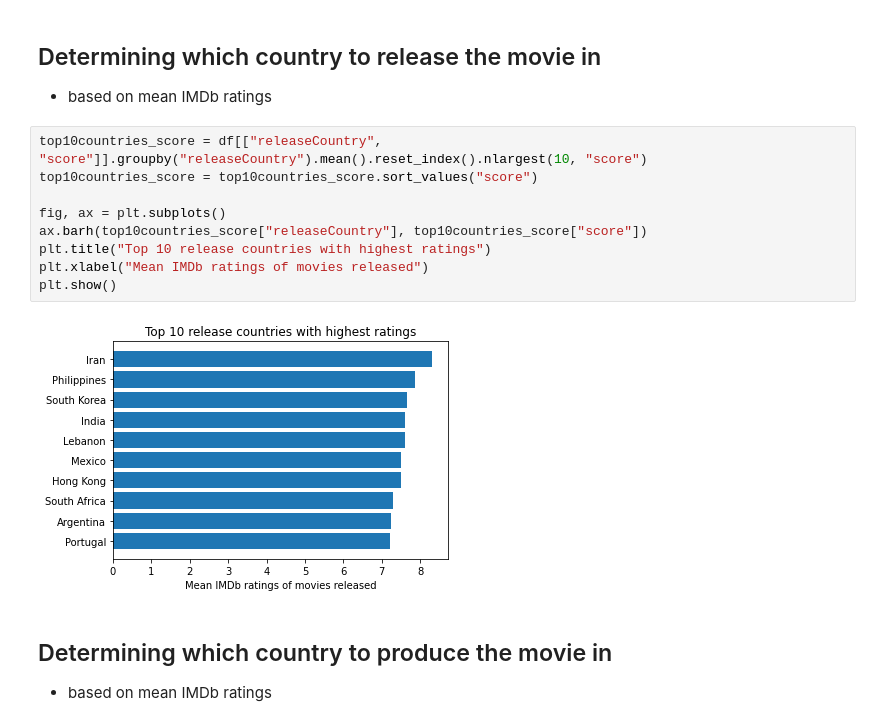
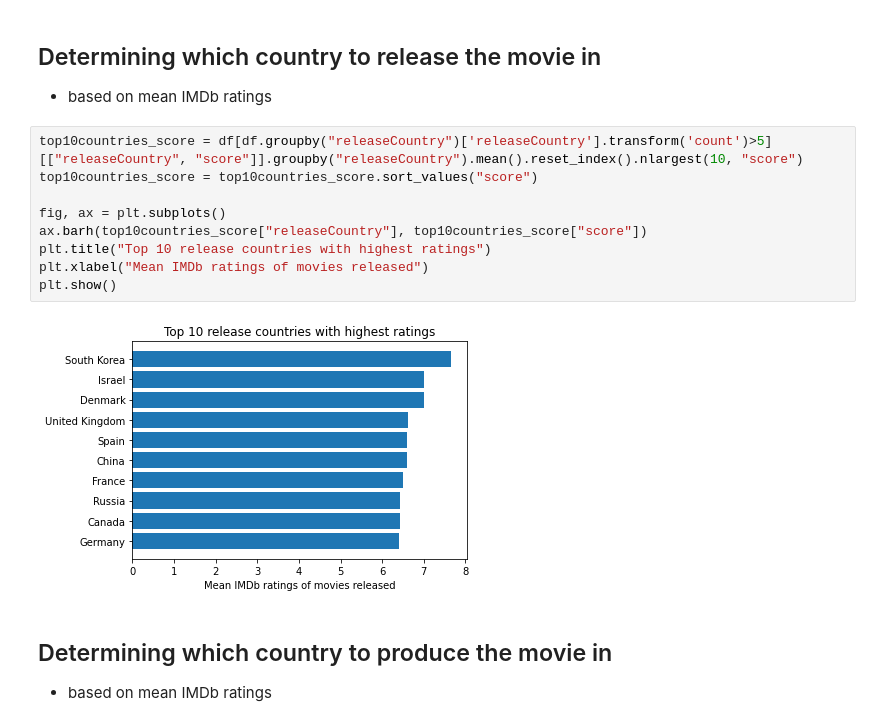
Before and after one commit to soaza/dao2702-project, a Jupyter notebook: movies_visualisation.ipynb, the cells around one changed output. Drawn from its saved outputs; the diff is of its cells as text.

```diff
--- a/movies_visualisation.ipynb
+++ b/movies_visualisation.ipynb
@@ -129,16 +129,16 @@ plt.show()
 ## Determining which country to release the movie in
 - based on mean IMDb ratings
 # %%
-top10countries_score = df[["releaseCountry", "score"]].groupby("releaseCountry").mean().reset_index().nlargest(10, "score")
+top10countries_score = df[df.groupby("releaseCountry")['releaseCountry'].transform('count')>5][["releaseCountry", "score"]].groupby("releaseCountry").mean().reset_index().nlargest(10, "score")
 top10countries_score = top10countries_score.sort_values("score")
 
 fig, ax = plt.subplots()
 ax.barh(top10countries_score["releaseCountry"], top10countries_score["score"])
 plt.title("Top 10 release countries with highest ratings")
 plt.xlabel("Mean IMDb ratings of movies released")
 plt.show()
 # %% [output]
-[figure, old version]
+[figure, new version]
 # %% [markdown]
 ## Determining which country to produce the movie in
 - based on mean IMDb ratings
```
Also changed, not shown: parts of 2 cells of this notebook.
